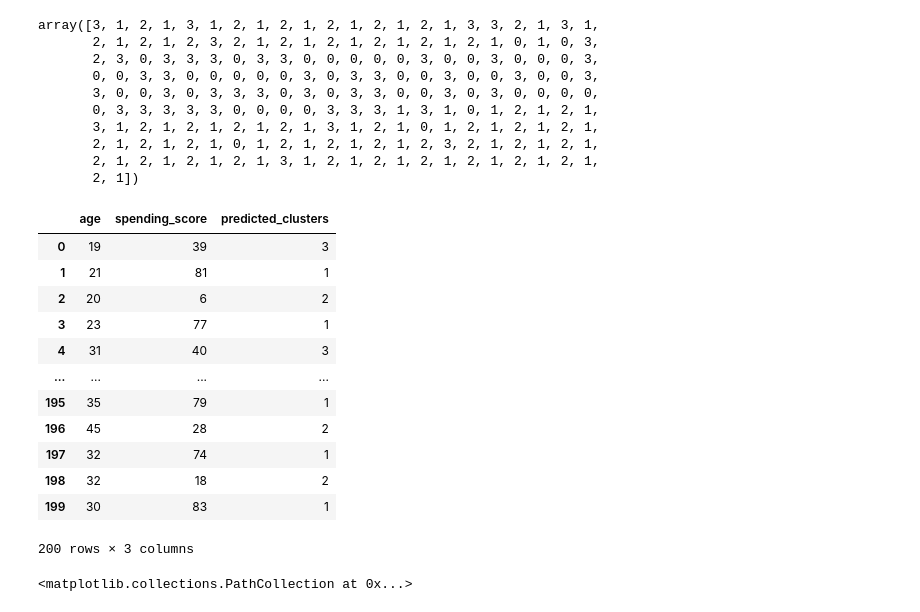
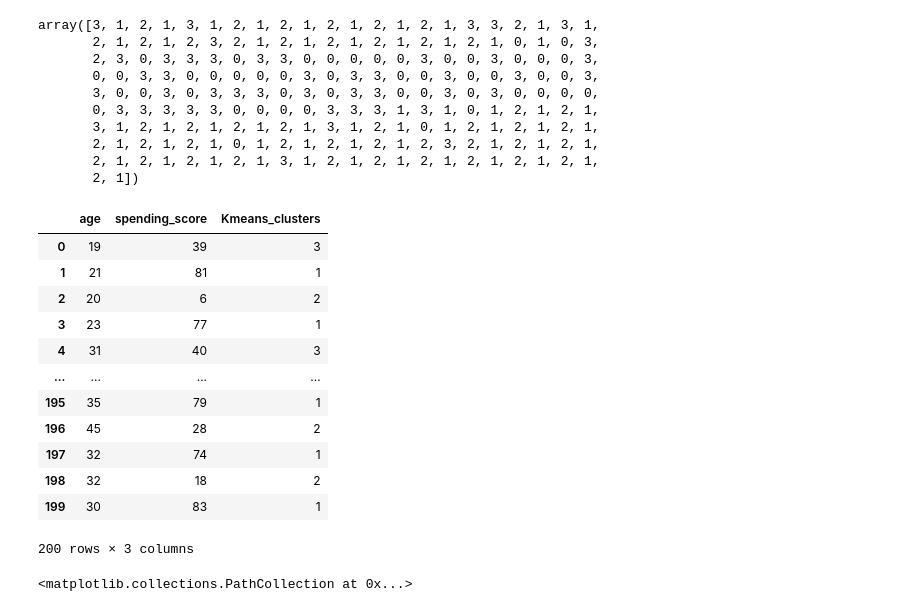
Before and after one commit to SabahattinCag/Machine-Learning, a Jupyter notebook: Projects/Customer Segmentation/Cluestering_Analysis_Customers_Segmentation_Project.ipynb, the cells around one changed output. Drawn from its saved outputs; the diff is of its cells as text; code cells hidden in the pictures.

```diff
--- a/Projects/Customer Segmentation/Cluestering_Analysis_Customers_Segmentation_Project.ipynb
+++ b/Projects/Customer Segmentation/Cluestering_Analysis_Customers_Segmentation_Project.ipynb
@@ -384,9 +364,9 @@ distortion=[]
 for k in K:
     kmeanModel = KMeans(n_clusters=k,
                         random_state=42)
-    kmeanModel.fit(df1)
+    kmeanModel.fit(X1)
 
-    distances = kmeanModel.transform(df1)
+    distances = kmeanModel.transform(X1)
     labels_ = kmeanModel.labels_
 
     result = []
@@ -408,6 +388,6 @@ from yellowbrick.cluster import KElbowVisualizer
 model_ = KMeans(random_state=42)
 visualizer = KElbowVisualizer(model_, k=(2,9))
 
-visualizer.fit(X)        # Fit the data to the visualizer
+visualizer.fit(X1)        # Fit the data to the visualizer
 visualizer.show();
 # %% [output]
@@ -439,10 +419,10 @@ for num_clusters in range_n_clusters:
     # intialise kmeans
     kmeans = KMeans(n_clusters=num_clusters,
                     random_state=42)
-    kmeans.fit(df1)
+    kmeans.fit(X1)
     cluster_labels = kmeans.labels_
     # silhouette score
-    silhouette_avg = silhouette_score(df1, cluster_labels)
+    silhouette_avg = silhouette_score(X1, cluster_labels)
     print(f"For n_clusters={num_clusters}, the silhouette score is {silhouette_avg}")
 # %% [output]
 For n_clusters=2, the silhouette score is 0.4692341232501655
@@ -461,7 +441,7 @@ model2 = KMeans(n_clusters=4,
                 random_state=42)
 visualizer = SilhouetteVisualizer(model2)
 
-visualizer.fit(X)    # Fit the data to the visualizer
+visualizer.fit(X1)    # Fit the data to the visualizer
 visualizer.poof();
 # %% [output]
 [figure]
@@ -493,10 +473,11 @@ array([3, 1, 2, 1, 3, 1, 2, 1, 2, 1, 2, 1, 2, 1, 2, 1, 3, 3, 2, 1, 3, 1,
        2, 1])
 # %%
 clusters = K_means_model.labels_
-df1["predicted_clusters"] = clusters
+df1 = X1.copy()
+df1["Kmeans_clusters"] = clusters
 df1
 # %% [output]
-|  | age | spending_score | predicted_clusters |
+|  | age | spending_score | Kmeans_clusters |
 | 0 | 19 | 39 | 3 |
 | 1 | 21 | 81 | 1 |
 | 2 | 20 | 6 | 2 |
```
Also changed, not shown: parts of 65 cells of this notebook.
